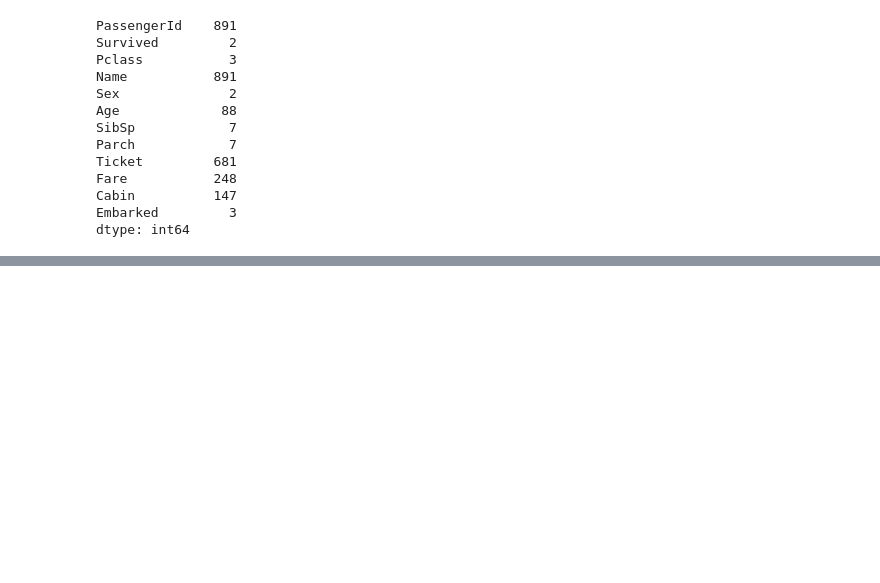
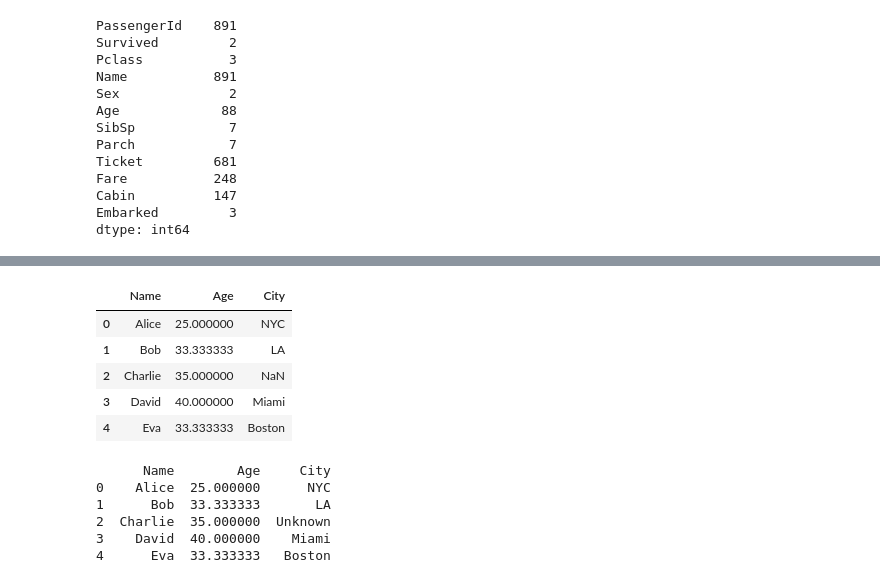
Before and after one commit to amallred/DA_M2_CodingExercises, a Jupyter notebook: w1_exercises.ipynb, the cells around one changed output, grey strips where cells are left out. Saved outputs shown, nothing was run; the diff lists cells and outputs as text; code cells hidden in the pictures; blank space fills up the shorter version.

```diff
--- a/w1_exercises.ipynb
+++ b/w1_exercises.ipynb
@@ -235,0 +351,23 @@ dtype: int64
+# %%
+# Fill missing Age values with the mean.
+df = pd.DataFrame(data)
+df["Age"] = df["Age"].fillna(df["Age"].mean())
+df
+# %% [output]
+|  | Name | Age | City |
+| 0 | Alice | 25.000000 | NYC |
+| 1 | Bob | 33.333333 | LA |
+| 2 | Charlie | 35.000000 | NaN |
+| 3 | David | 40.000000 | Miami |
+| 4 | Eva | 33.333333 | Boston |
+# %%
+# Fill missing City values with "Unknown".
+df["City"] = df["City"].fillna("Unknown")
+print(df)
+# %% [output]
+      Name        Age     City
+0    Alice  25.000000      NYC
+1      Bob  33.333333       LA
+2  Charlie  35.000000  Unknown
+3    David  40.000000    Miami
+4      Eva  33.333333   Boston
```
Also changed, not shown: parts of 16 cells of this notebook.
